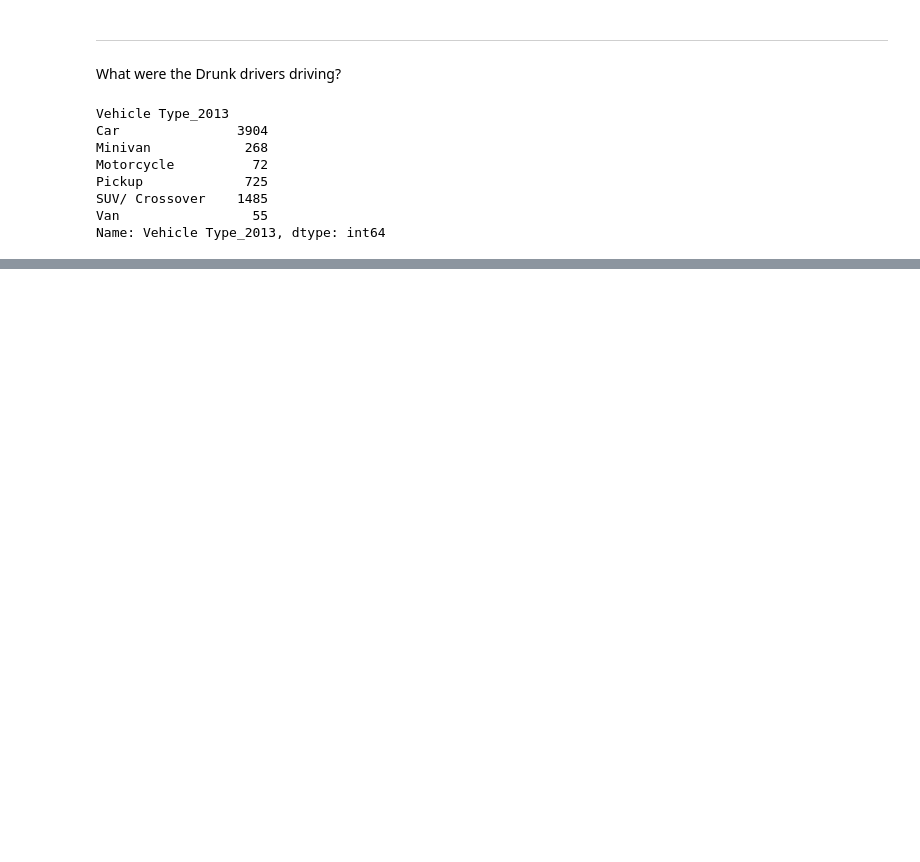
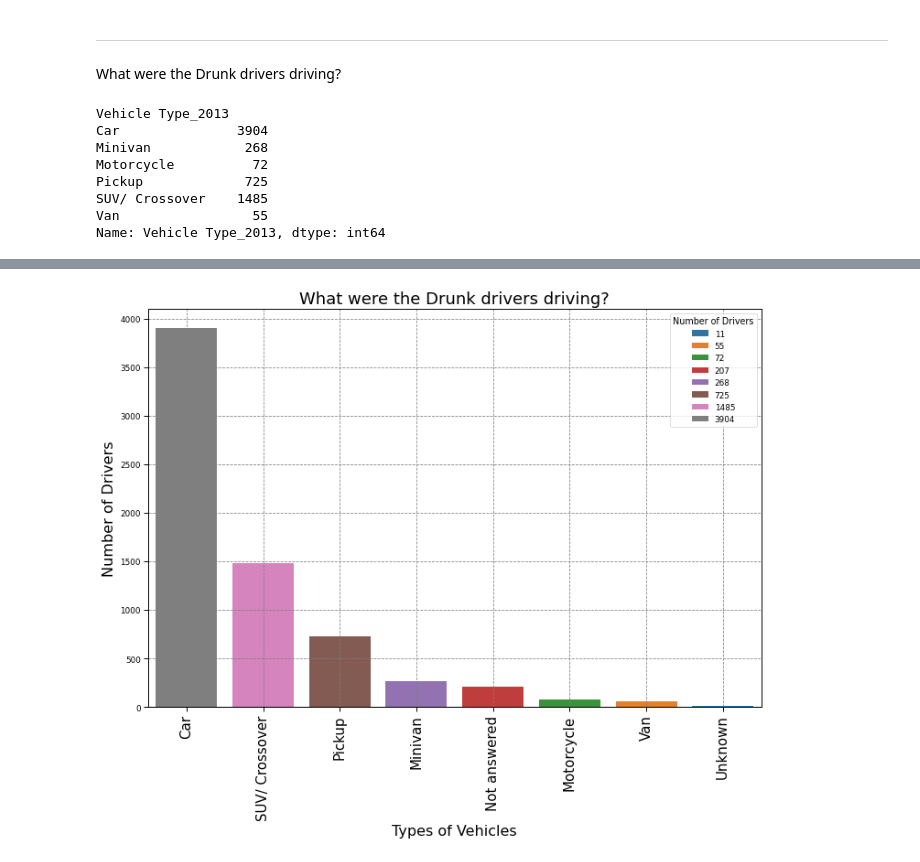
Before and after one commit to Nickfeliciano2/DUI-Statistical-Analysis-API, a Jupyter notebook: comparative_data_plots.ipynb, the cells around one changed output, grey strips where cells are left out. Drawn from its saved outputs; the diff is of its cells as text; code cells hidden in the pictures; blank space fills up the shorter version.

```diff
--- a/comparative_data_plots.ipynb
+++ b/comparative_data_plots.ipynb
@@ -616,3 +654,21 @@ vehicle_plot.plot(kind="bar", x="Types of Vehicles", y="Number of Drivers",title
+# %%
+New_fromq = dui_2013_df_no_zero[["Vehicle Type_2013"]]
+state_count_2013_dataT = New_fromq['Vehicle Type_2013'].value_counts().rename_axis('Vehicle Type_2013').reset_index(name='Number of Drivers')
+state_count_2013_dataT = state_count_2013_dataT[state_count_2013_dataT["Vehicle Type_2013"] != "Other __________________________"]
+state_count_2013_dataT
+
+fig = plt.gcf()
+fig.set_size_inches(12, 8)
+
+ax = sns.barplot(x = 'Vehicle Type_2013', y = 'Number of Drivers', data = state_count_2013_dataT, hue='Number of Drivers',dodge=False)
+plt.xlabel('Types of Vehicles', size=16)
+plt.ylabel('Number of Drivers', size=16)
+plt.grid (b=True,which='major',axis='both',linestyle='--',color='grey')
+plt.title('What were the Drunk drivers driving?', size=18)
+ax.set_xticklabels(ax.get_xticklabels(),rotation=90, size = 15)
+plt.show()
+# %% [output]
+[figure, added]
 # %%
 vehicle_plot.plot(kind="pie", y="Types of Vehicles",title="What were the Drunk drivers driving?",autopct="%1.1f%%")
 # %% [output]
```
Also changed, not shown: parts of 23 cells of this notebook.
